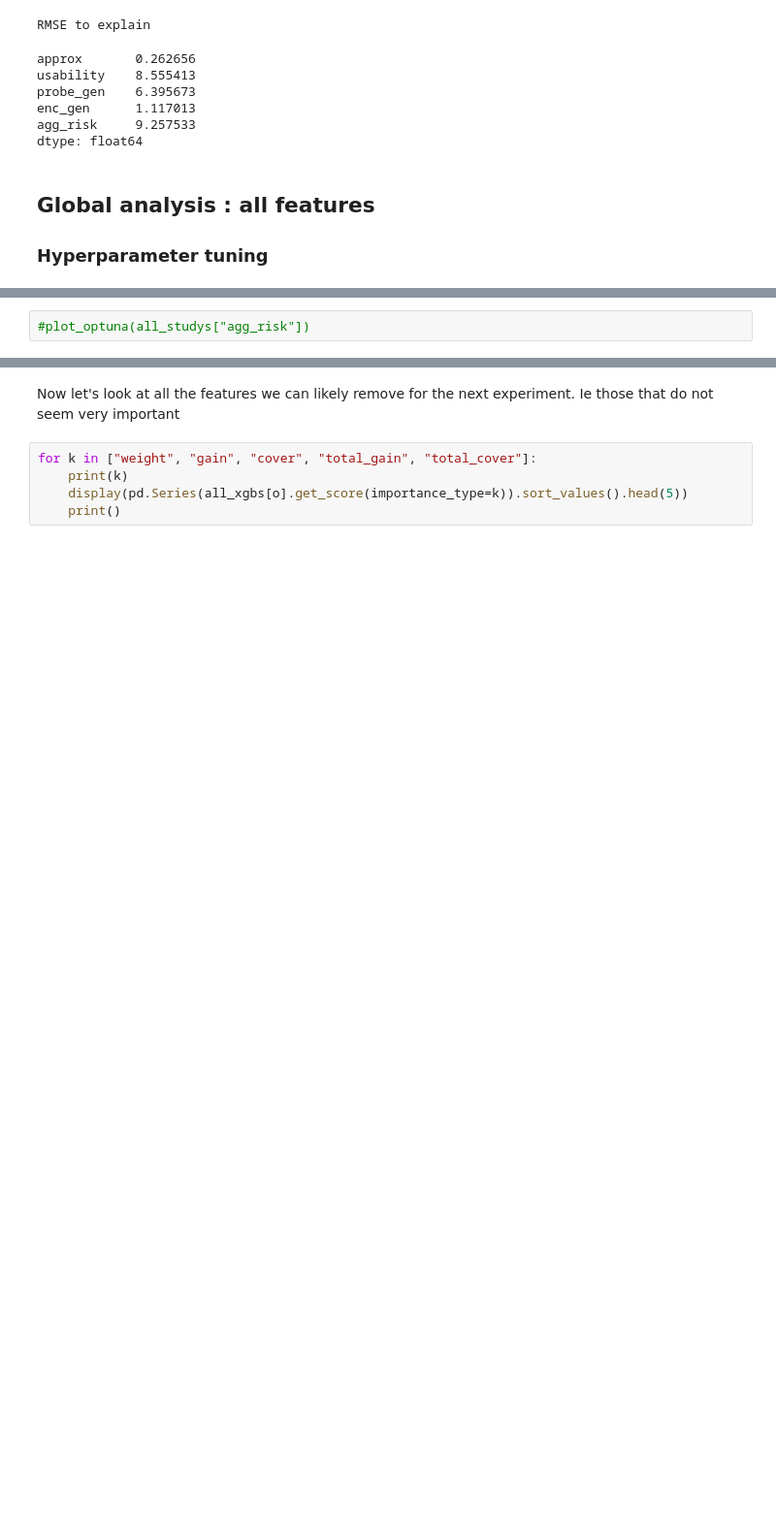
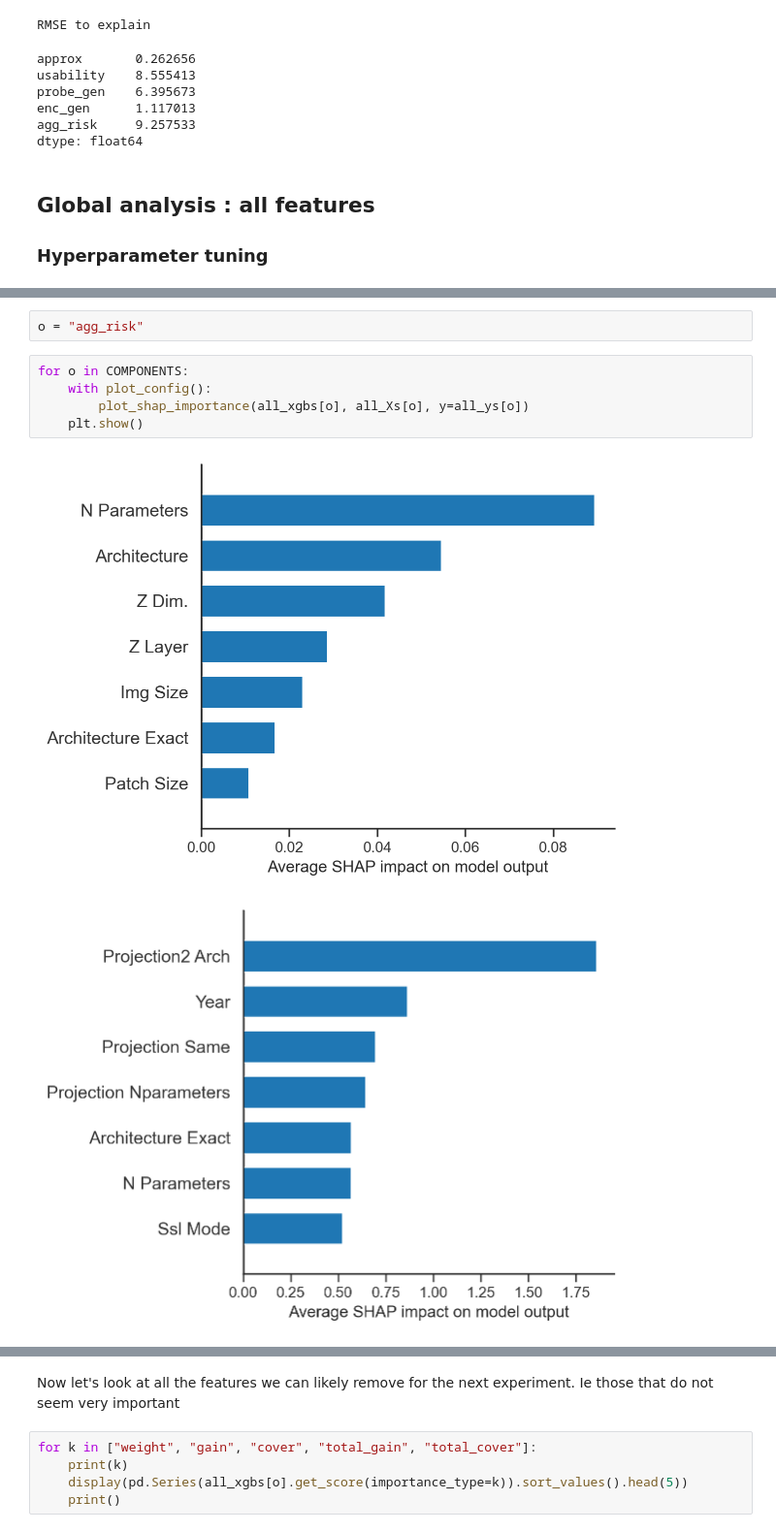
Before and after one commit to YannDubs/SSL-Risk-Decomposition, a Jupyter notebook: notebooks/global.ipynb, the cells around one changed output, grey strips where cells are left out. Shown at 97% size. Cells and saved outputs as stored; diff of their text form; blank space fills up the shorter version.

```diff
--- a/notebooks/global.ipynb
+++ b/notebooks/global.ipynb
@@ -248,2 +234,10 @@ Wall time: 44min 56s
-# %%
-#plot_optuna(all_studys["agg_risk"])
+# %%
+o = "agg_risk"
+# %%
+for o in COMPONENTS:
+    with plot_config():
+        plot_shap_importance(all_xgbs[o], all_Xs[o], y=all_ys[o])
+    plt.show()
+# %% [output]
+[figure, added]
+[figure, added]
```
Also changed, not shown: parts of 14 cells of this notebook, 28 other files.
